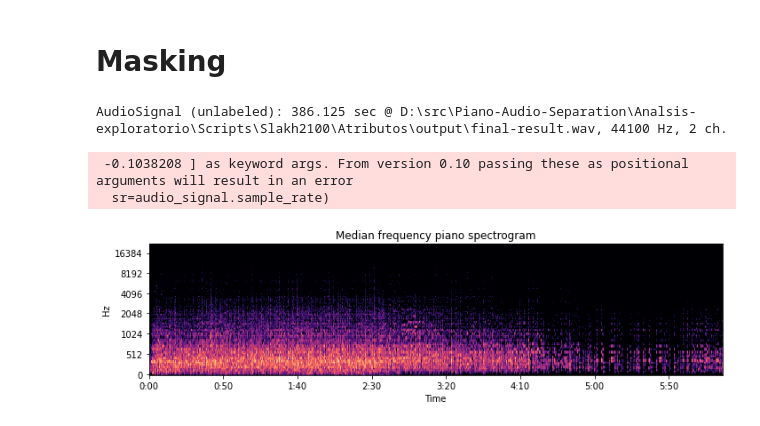
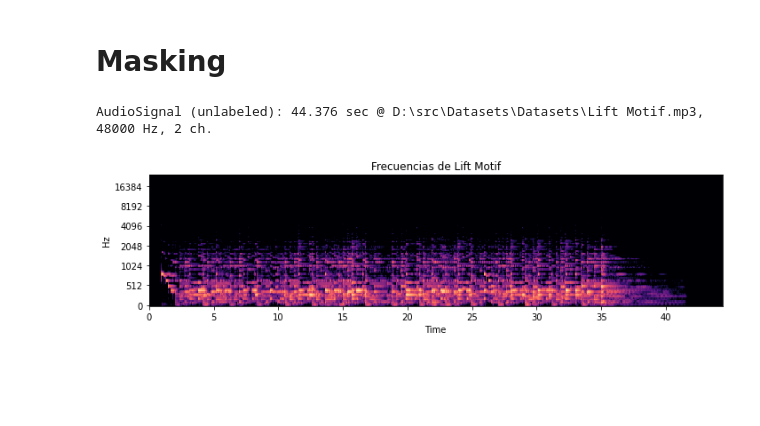
Before and after one commit to mauricio-lna/Piano-Audio-Separation, a Jupyter notebook: Model/Model.ipynb, the cells around one changed output. Drawn from its saved outputs; the diff is of its cells as text; code cells hidden in the pictures; blank space fills up the shorter version.

```diff
--- a/Model/Model.ipynb
+++ b/Model/Model.ipynb
@@ -23,18 +23,16 @@ import matplotlib.pyplot as plt
 
 # Falta implementar
 # %%
-audio_path = "D:\\src\\Piano-Audio-Separation\\Analsis-exploratorio\\Scripts\\Slakh2100\\Atributos\output\\final-result.wav"
+audio_path = "D:\\src\\Datasets\\Datasets\\Lift Motif.mp3"
 signal1  = nussl.AudioSignal(audio_path)
 print(signal1)
 
 # Visualize the spectrogram
 plt.figure(figsize=(10, 3))
-plt.title('Median frequency piano spectrogram')
+plt.title('Frecuencias de Lift Motif')
 nussl.utils.visualize_spectrogram(signal1, y_axis='mel')
 plt.tight_layout()
 plt.show()
 # %% [output]
-AudioSignal (unlabeled): 386.125 sec @ D:\src\Piano-Audio-Separation\Analsis-exploratorio\Scripts\Slakh2100\Atributos\output\final-result.wav, 44100 Hz, 2 ch.
+AudioSignal (unlabeled): 44.376 sec @ D:\src\Datasets\Datasets\Lift Motif.mp3, 48000 Hz, 2 ch.
- -0.1038208 ] as keyword args. From version 0.10 passing these as positional arguments will result in an error
-  sr=audio_signal.sample_rate)
-[figure, old version]
+[figure, new version]
```
Also changed, not shown: 11 other files.
